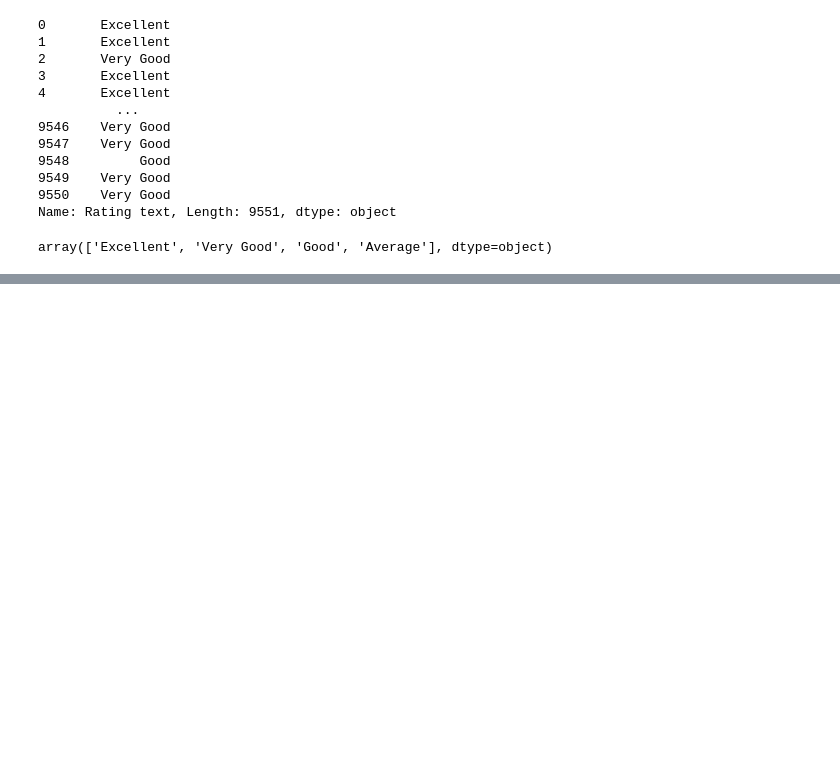
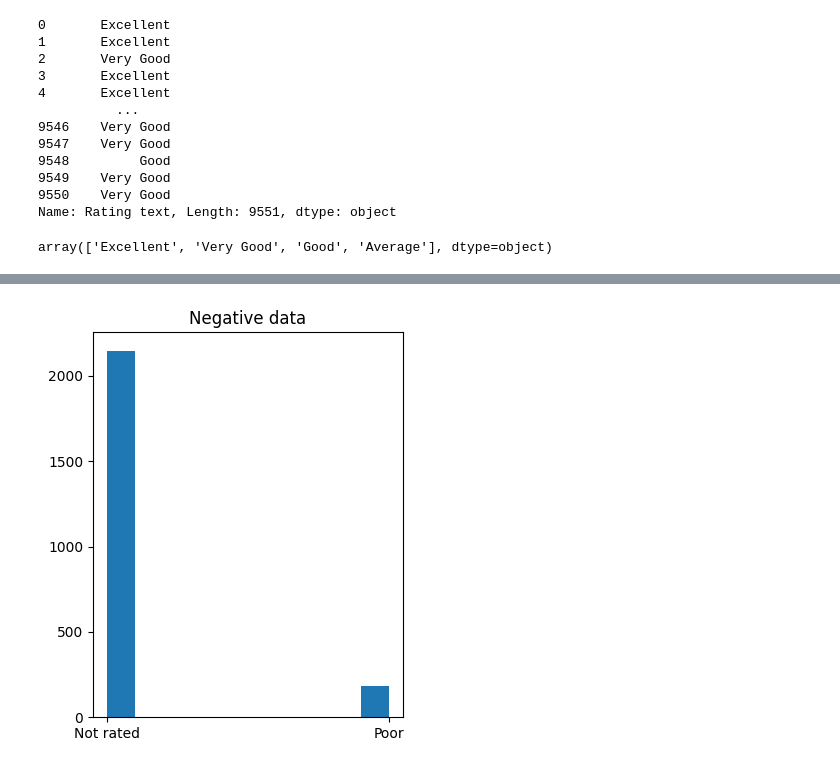
Before and after one commit to Jayashreemm/Cognifyz_internship_project, a Jupyter notebook: Level_3/Level_3_task_1.ipynb, the cells around one changed output, grey strips where cells are left out. Saved outputs shown, nothing was run; the diff lists cells and outputs as text; code cells hidden in the pictures; blank space fills up the shorter version.

```diff
--- a/Level_3/Level_3_task_1.ipynb
+++ b/Level_3/Level_3_task_1.ipynb
@@ -33,0 +44,12 @@ array(['Excellent', 'Very Good', 'Good', 'Average'], dtype=object)
+# %%
+Negative_data=df[(df['Aggregate rating']<2.5)]
+# %%
+Negative_words=Negative_data['Rating text'].unique()
+# %%
+# data visualization on negative review
+plt.figure(figsize=(4,5))
+plt.hist(Negative_data['Rating text'],label=Negative_words)
+plt.title("Negative data")
+plt.show()
+# %% [output]
+[figure, added]
```
Also changed, not shown: parts of 7 cells of this notebook, 2 other files.
